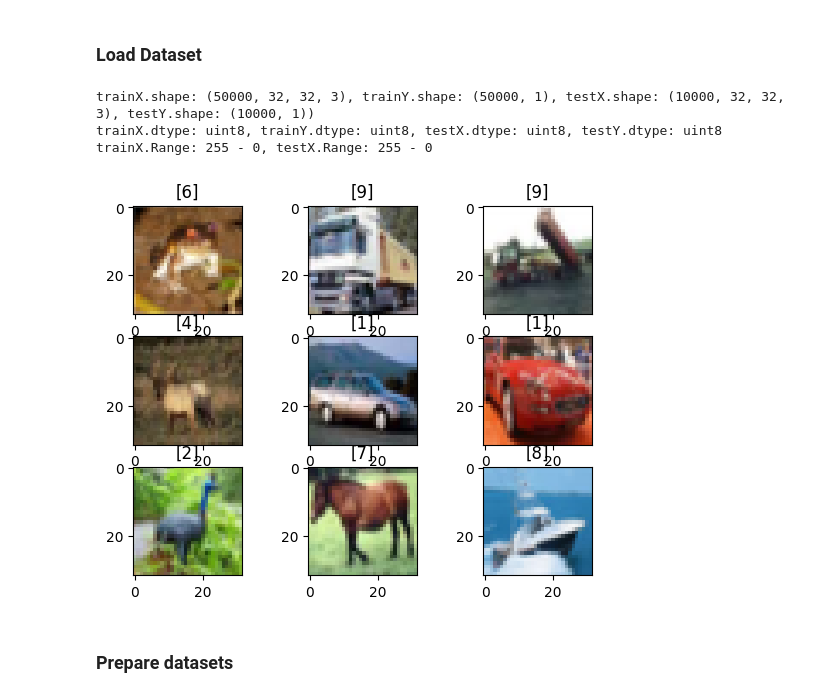
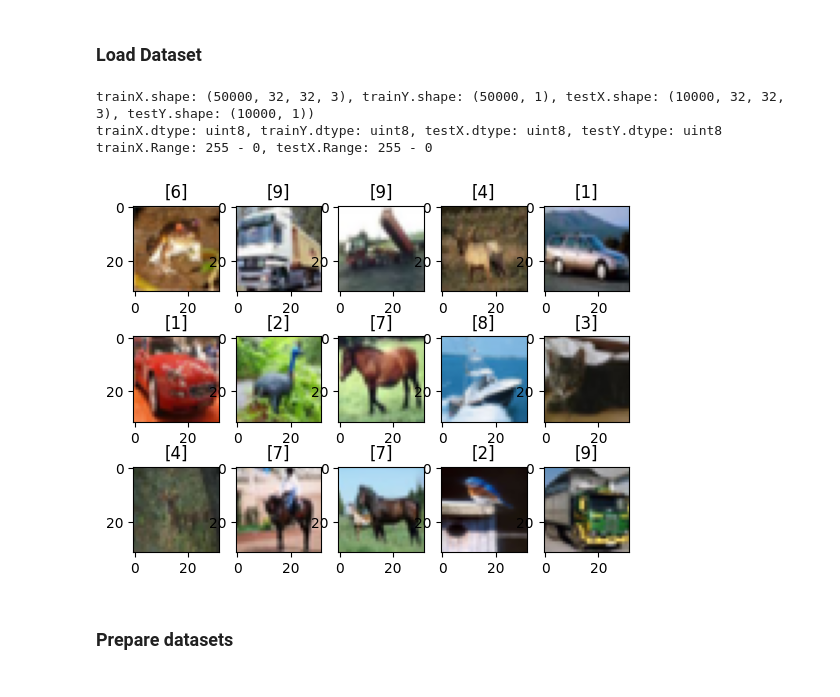
Before and after one commit to MdSourav76046/AI_Lab-4.1, a Jupyter notebook: Solutions/5.ipynb, the cells around one changed output. Drawn from its saved outputs; the diff is of its cells as text; code cells hidden in the pictures.

```diff
--- a/Solutions/5.ipynb
+++ b/Solutions/5.ipynb
@@ -18,7 +18,7 @@ from tensorflow.keras.preprocessing.image import ImageDataGenerator
 def display_img(img_set, title_set):
   n = len(title_set)
   for i in range(n):
-    plt.subplot(3, 3, i + 1)
+    plt.subplot(3, 5, i + 1)
     plt.imshow(img_set[i], cmap = 'gray')
     plt.title(title_set[i])
   plt.show()
@@ -28,19 +28,19 @@ def display_img(img_set, title_set):
 # %%
 # Load data
 (trainX, trainY), (testX, testY) = load_data()
 
 # Investigate loaded data
 print('trainX.shape: {}, trainY.shape: {}, testX.shape: {}, testY.shape: {})'.format(trainX.shape, trainY.shape, testX.shape, testY.shape))
 print('trainX.dtype: {}, trainY.dtype: {}, testX.dtype: {}, testY.dtype: {}'.format(trainX.dtype, trainY.dtype, testX.dtype, testY.dtype))
 print('trainX.Range: {} - {}, testX.Range: {} - {}'.format(trainX.max(), trainX.min(), testX.max(), testX.min()))
 
 # Dispaly some loaded image data
-display_img(trainX[:9], trainY[:9])
+display_img(trainX[:15], trainY[:15])
 # %% [output]
 trainX.shape: (50000, 32, 32, 3), trainY.shape: (50000, 1), testX.shape: (10000, 32, 32, 3), testY.shape: (10000, 1))
 trainX.dtype: uint8, trainY.dtype: uint8, testX.dtype: uint8, testY.dtype: uint8
 trainX.Range: 255 - 0, testX.Range: 255 - 0
-[figure, old version]
+[figure, new version]
 # %% [markdown]
 ### Prepare datasets
 # %%
```
Also changed, not shown: 5 other files.
